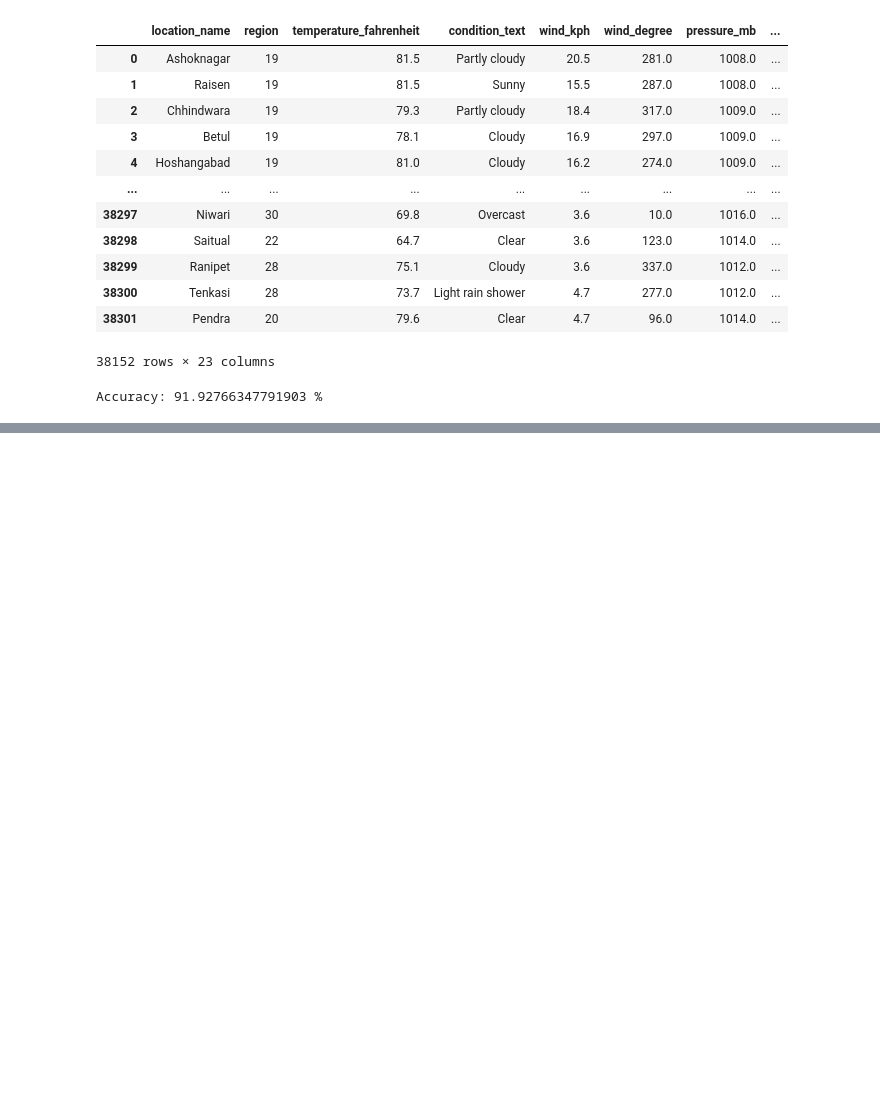
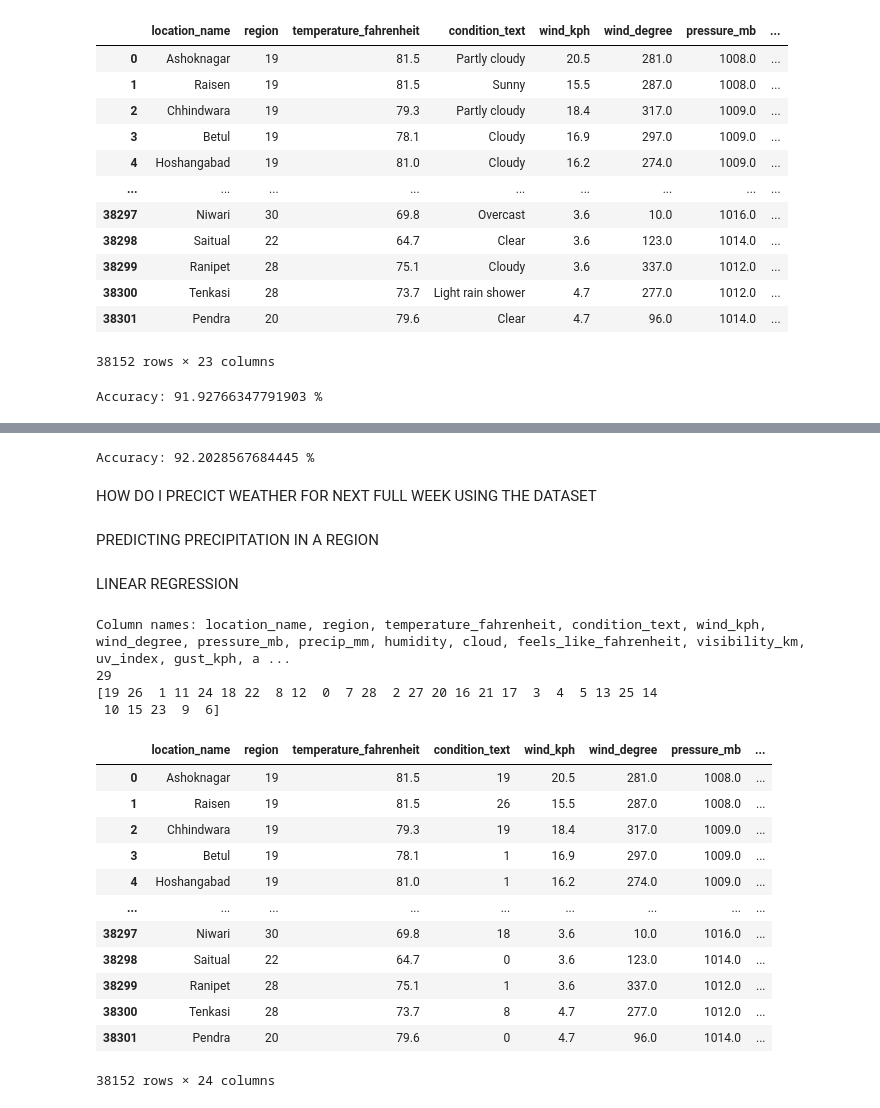
Before and after one commit to DarkEmpress/RainCheck-Your-Ultimate-Weather-Companion-for-India, a Jupyter notebook: weather_forecast.ipynb, the cells around one changed output, grey strips where cells are left out. Cells and saved outputs as stored; diff of their text form; code cells hidden in the pictures; blank space fills up the shorter version.

```diff
--- a/weather_forecast.ipynb
+++ b/weather_forecast.ipynb
@@ -539,0 +451,28 @@ Accuracy: 91.92766347791903 %
+# %%
+# we are now going to approach the solution using DECISION TREE CLASSIFIER
+from sklearn import tree
+from sklearn.model_selection import train_test_split
+from sklearn.metrics import accuracy_score
+# Load the dataset
+X = df.iloc[:, [1,2,4,6,8,9,11]].values
+y = df.iloc[:, 3].values
+
+# Split the dataset into training and testing sets
+X_train, X_test, y_train, y_test = train_test_split(X, y, test_size=0.2, random_state=2)
+
+# Create a decision tree classifier
+clf = tree.DecisionTreeClassifier(random_state=42)
+
+# Train the classifier on the training data
+clf.fit(X_train, y_train)
+
+# Make predictions on the test data
+y_pred = clf.predict(X_test)
+
+# Calculate the accuracy of the classifier
+accuracy = accuracy_score(y_test, y_pred)
+print("Accuracy:", accuracy*100,"%")
+# %% [output]
+Accuracy: 92.2028567684445 %
+# %% [markdown]
+HOW DO I PRECICT WEATHER FOR NEXT FULL WEEK USING THE DATASET
@@ -539,0 +505,45 @@ Accuracy: 91.92766347791903 %
+# %% [markdown]
+PREDICTING PRECIPITATION IN A REGION
+# %% [markdown]
+LINEAR REGRESSION
+# %%
+# Use the columns attribute to get all the column names
+column_names = df.columns
+
+# Convert the list of column names to a string, with each column name separated by a comma
+column_names_str = ', '.join(column_names)
+
+print(f"Column names: {column_names_str}")
+total_unique_values = df['condition_text'].nunique()
+print(total_unique_values)
+
+from sklearn.preprocessing import LabelEncoder
+
+# Create a label encoder object
+labelencoder = LabelEncoder()
+
+# Apply the label encoder to the 'region' column
+df['condition_text'] = labelencoder.fit_transform(df['condition_text'])
+
+print(df['condition_text'].unique())
+
+df['condition_text_encoded'] = labelencoder.fit_transform(df['condition_text'])
+df
+# %% [output]
+Column names: location_name, region, temperature_fahrenheit, condition_text, wind_kph, wind_degree, pressure_mb, precip_mm, humidity, cloud, feels_like_fahrenheit, visibility_km, uv_index, gust_kph, a ...
+29
+[19 26  1 11 24 18 22  8 12  0  7 28  2 27 20 16 21 17  3  4  5 13 25 14
+ 10 15 23  9  6]
+|  | location_name | region | temperature_fahrenheit | condition_text | wind_kph | wind_degree | pressure_mb | ... |
+| 0 | Ashoknagar | 19 | 81.5 | 19 | 20.5 | 281.0 | 1008.0 | ... |
+| 1 | Raisen | 19 | 81.5 | 26 | 15.5 | 287.0 | 1008.0 | ... |
+| 2 | Chhindwara | 19 | 79.3 | 19 | 18.4 | 317.0 | 1009.0 | ... |
+| 3 | Betul | 19 | 78.1 | 1 | 16.9 | 297.0 | 1009.0 | ... |
+| 4 | Hoshangabad | 19 | 81.0 | 1 | 16.2 | 274.0 | 1009.0 | ... |
+| ... | ... | ... | ... | ... | ... | ... | ... | ... |
+| 38297 | Niwari | 30 | 69.8 | 18 | 3.6 | 10.0 | 1016.0 | ... |
+| 38298 | Saitual | 22 | 64.7 | 0 | 3.6 | 123.0 | 1014.0 | ... |
+| 38299 | Ranipet | 28 | 75.1 | 1 | 3.6 | 337.0 | 1012.0 | ... |
+| 38300 | Tenkasi | 28 | 73.7 | 8 | 4.7 | 277.0 | 1012.0 | ... |
+| 38301 | Pendra | 20 | 79.6 | 0 | 4.7 | 96.0 | 1014.0 | ... |
+38152 rows × 24 columns
```
Also changed, not shown: parts of 16 cells of this notebook.
